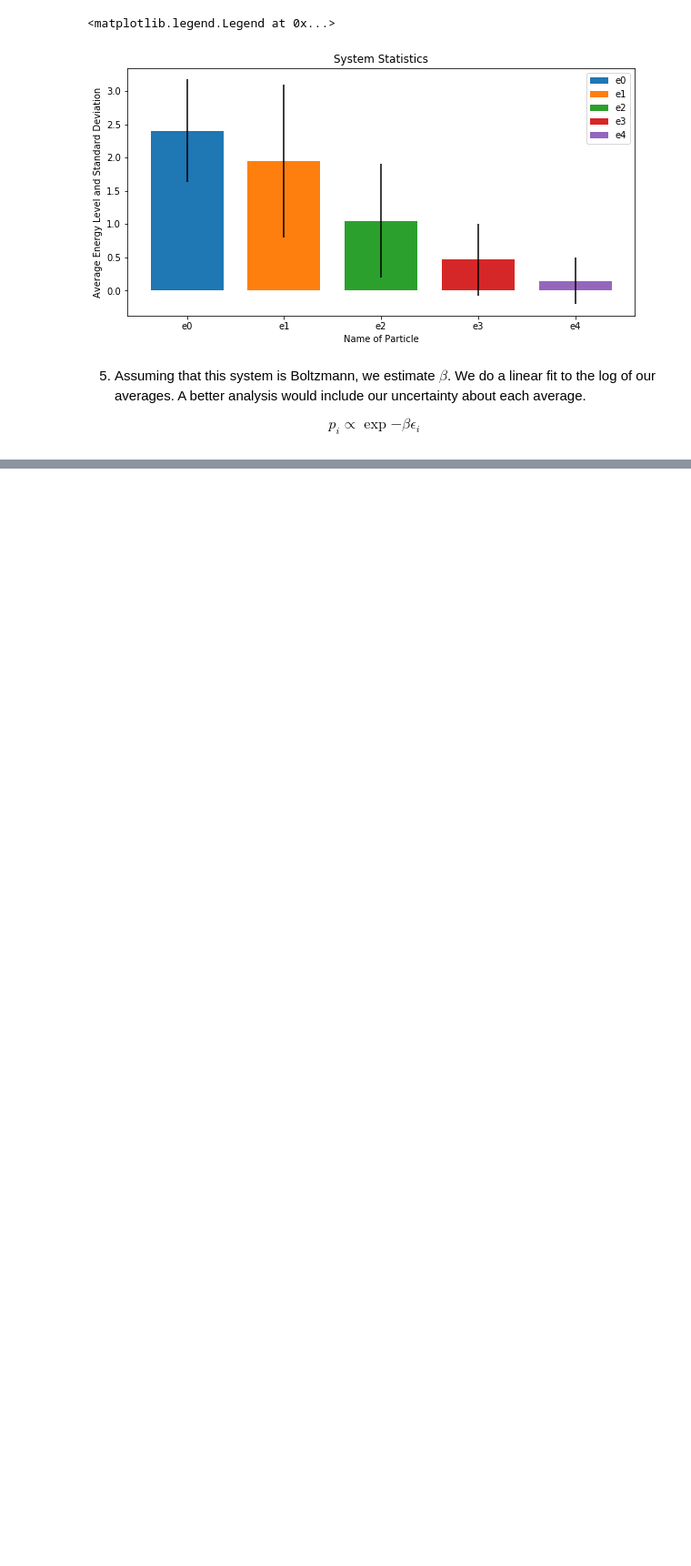
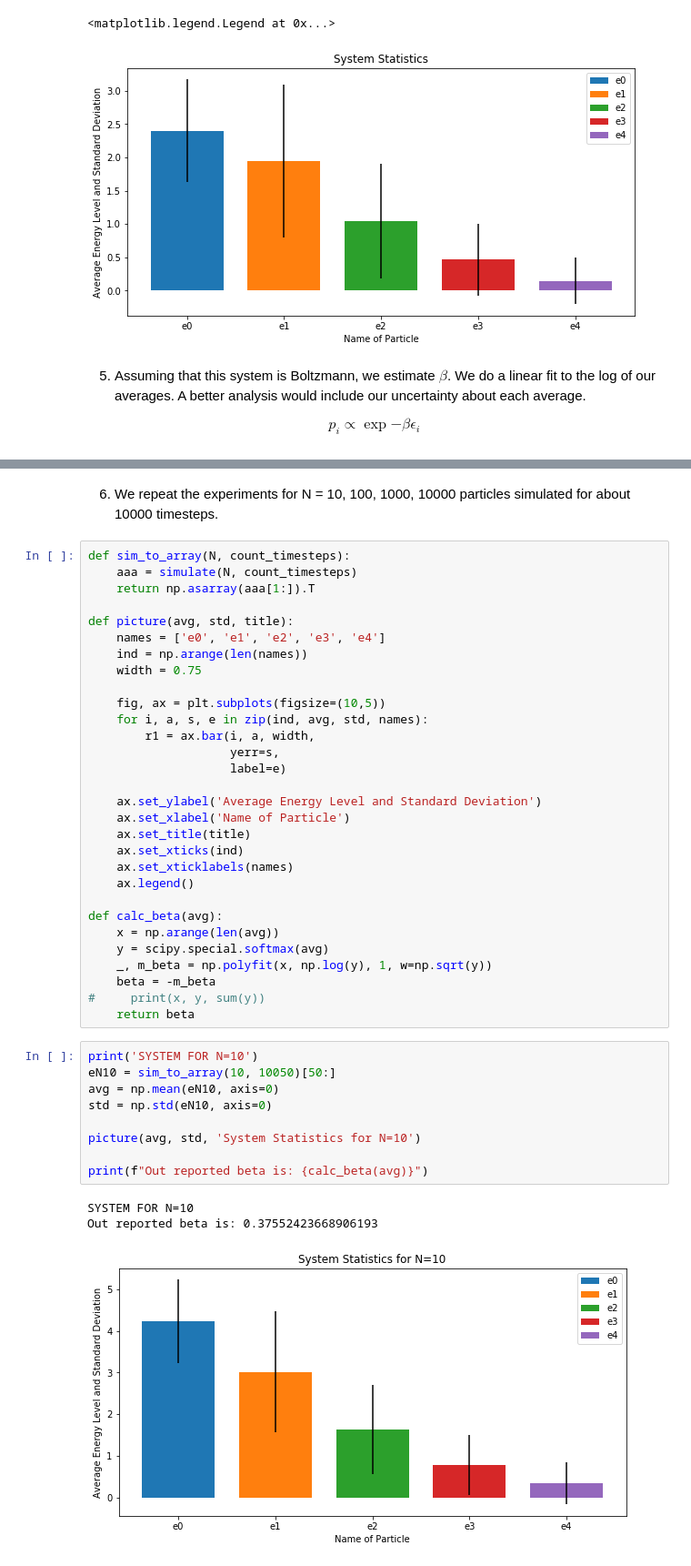
Before and after one commit to laifi/molecular-dynamics, a Jupyter notebook: e07/Exercise 7.ipynb, the cells around one changed output, grey strips where cells are left out. Shown at 91% size. Drawn from its saved outputs; the diff is of its cells as text; blank space fills up the shorter version.

```diff
--- a/e07/Exercise 7.ipynb
+++ b/e07/Exercise 7.ipynb
@@ -117,0 +150,45 @@ Out reported beta is: 0.7282352139093905
+# %% [markdown]
+6. We repeat the experiments for N = 10, 100, 1000, 10000 particles simulated for about 10000 timesteps.
+# %%
+def sim_to_array(N, count_timesteps):
+    aaa = simulate(N, count_timesteps)
+    return np.asarray(aaa[1:]).T
+
+def picture(avg, std, title):
+    names = ['e0', 'e1', 'e2', 'e3', 'e4']
+    ind = np.arange(len(names))
+    width = 0.75
+
+    fig, ax = plt.subplots(figsize=(10,5))
+    for i, a, s, e in zip(ind, avg, std, names):
+        r1 = ax.bar(i, a, width,
+                    yerr=s,
+                    label=e)
+
+    ax.set_ylabel('Average Energy Level and Standard Deviation')
+    ax.set_xlabel('Name of Particle')
+    ax.set_title(title)
+    ax.set_xticks(ind)
+    ax.set_xticklabels(names)
+    ax.legend()
+
+def calc_beta(avg):
+    x = np.arange(len(avg))
+    y = scipy.special.softmax(avg)
+    _, m_beta = np.polyfit(x, np.log(y), 1, w=np.sqrt(y))
+    beta = -m_beta
+#     print(x, y, sum(y))
+    return beta
+# %%
+print('SYSTEM FOR N=10')
+eN10 = sim_to_array(10, 10050)[50:]
+avg = np.mean(eN10, axis=0)
+std = np.std(eN10, axis=0)
+
+picture(avg, std, 'System Statistics for N=10')
+
+print(f"Out reported beta is: {calc_beta(avg)}")
+# %% [output]
+SYSTEM FOR N=10
+Out reported beta is: 0.37552423668906193
+[figure, added]
```
Also changed, not shown: parts of 10 cells of this notebook.
